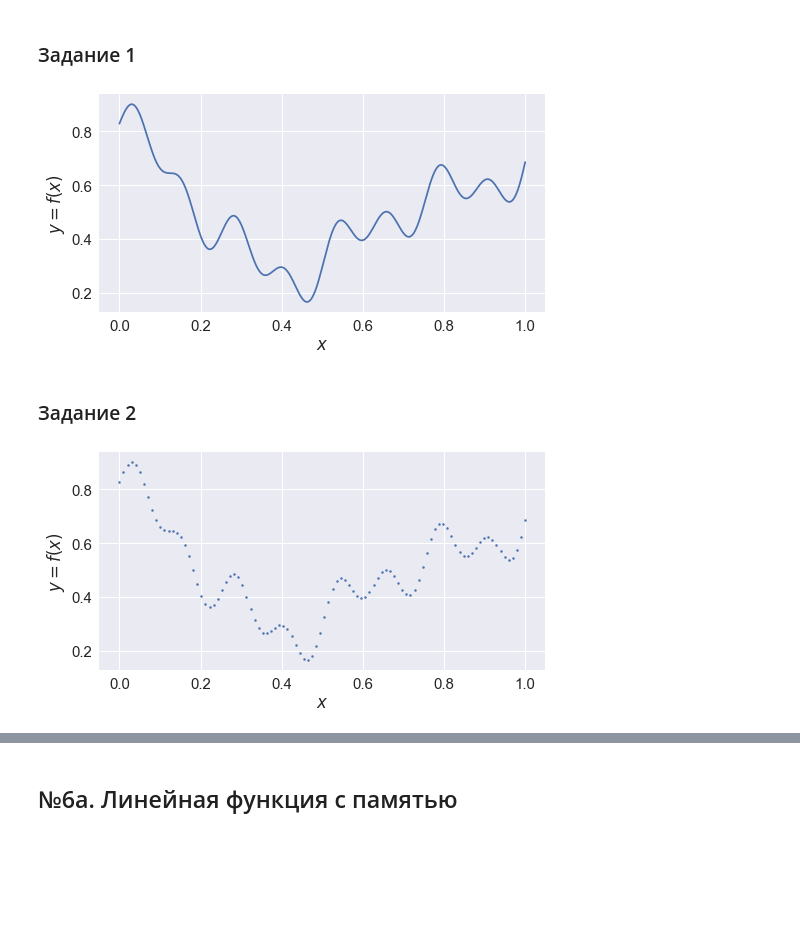
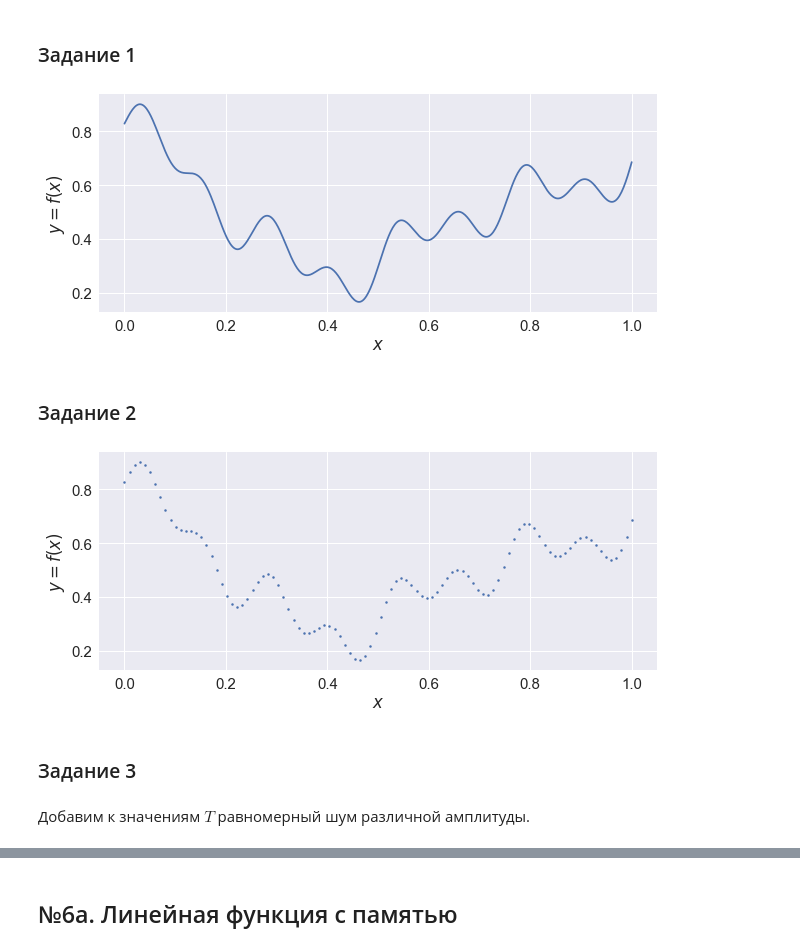
Before and after one commit to vaddya/neural-networks, a Jupyter notebook: lab0/code/lab0.ipynb, the cells around one changed output, grey strips where cells are left out. Saved outputs shown, nothing was run; the diff lists cells and outputs as text; code cells hidden in the pictures; blank space fills up the shorter version.

```diff
--- a/lab0/code/lab0.ipynb
+++ b/lab0/code/lab0.ipynb
@@ -230,0 +295,3 @@ plt.show()
+# %%
+k = 4
+kf = KFold(4, shuffle=True, random_state=42)
@@ -259,7 +349,7 @@ colors = {
     8: '#3D9970',
 }
 
-def f4(x):
+def fun(x):
     x = np.array(x)
     if len(x.shape) == 1:
         point = Point(x[0], x[1])
@@ -267,14 +357,4 @@ def f4(x):
             if point.distance(p) < 1e-8:
                 return i
     else:
-        return np.array([f4(xi) for xi in x])[np.newaxis].T
-
-fig = plt.figure(1, figsize=(8, 8))
-ax = fig.add_subplot(111)
-for i, p in polygons.items():
-    ax.add_patch(PolygonPatch(p, fc=colors[i], alpha=0.8))
-    ax.annotate(i, xy=get_position_for_text(p), size=20)
-
-plt.xlabel('$x_1$')
-plt.ylabel('$x_2$')
-plt.show()
+        return np.array([fun(xi) for xi in x])[np.newaxis].T
@@ -291,7 +377,2 @@ f4([0.4, 0.6])
 # %% [markdown]
 ### Задание 2
-# %%
-N = 41
-x = np.linspace(0, 1, N)
-p_4 = np.reshape(np.transpose(np.meshgrid(x, x)), (N * N, 2))
-t_4 = f4(p_4)
@@ -311,18 +460,20 @@ plt.show()
 # %% [markdown]
 ### Задание 1
 # %%
-def f5(x):
+def fun(x):
     return (np.sin(50 * x) + np.sin(25 * x) + np.sin(10 * x) + np.cos(10 * x) + \
         np.exp(x - 1) + np.cosh(3 * (1-x)) + np.cosh(3 * x)) / 15
+
+X = np.linspace(0, 1, 500)
+Y = fun(X)
 # %%
-x_5 = np.linspace(0, 1, 500)
-y_5 = f5(x_5)
-fig = plt.figure(1, figsize=(8, 4))
-plt.plot(x_5, y_5, '-', markersize=5)
+fig = plt.figure(1, figsize=(10, 4))
+plt.plot(X, Y, '-')
 plt.xlabel('$x$')
 plt.ylabel('$y=f(x)$')
+save()
 plt.show()
 # %% [output]
-[figure, old version]
+[figure, new version]
 # %% [markdown]
 ### Задание 2
@@ -329,11 +484,13 @@ plt.show()
 # %%
-N = 100
-p_5 = np.linspace(0, 1, N)
-t_5 = f5(p_5)
-fig = plt.figure(1, figsize=(8, 4))
-plt.plot(p_5, t_5, '.', markersize=5)
+fig = plt.figure(1, figsize=(10, 4))
+plt.plot(P, T, '.', markersize=5)
 plt.xlabel('$x$')
 plt.ylabel('$y=f(x)$')
+save()
 plt.show()
 # %% [output]
-[figure, old version]
+[figure, new version]
+# %% [markdown]
+### Задание 3
+# %% [markdown]
+Добавим к значениям $T$ равномерный шум различной амплитуды.
```
Also changed, not shown: parts of 76 cells of this notebook.
